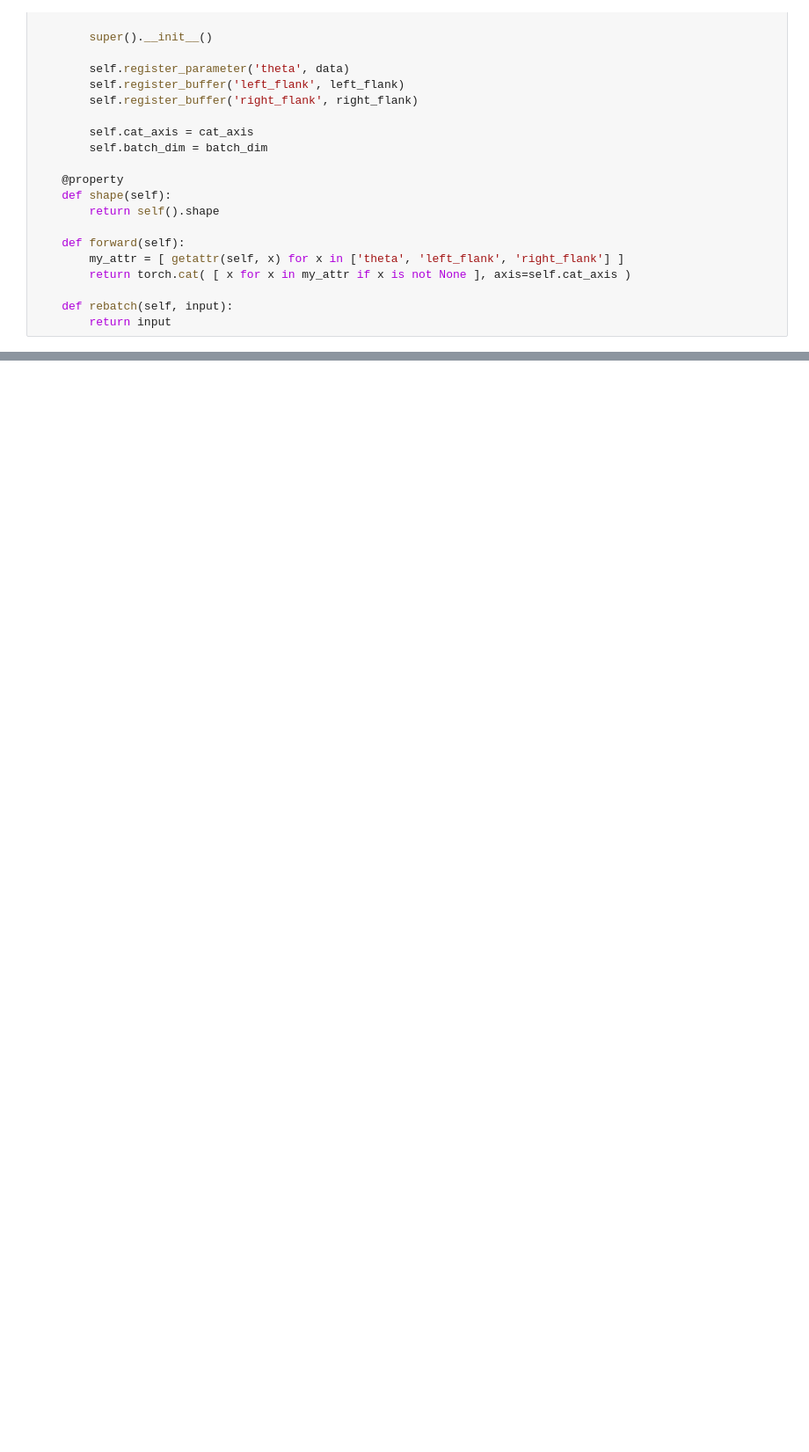
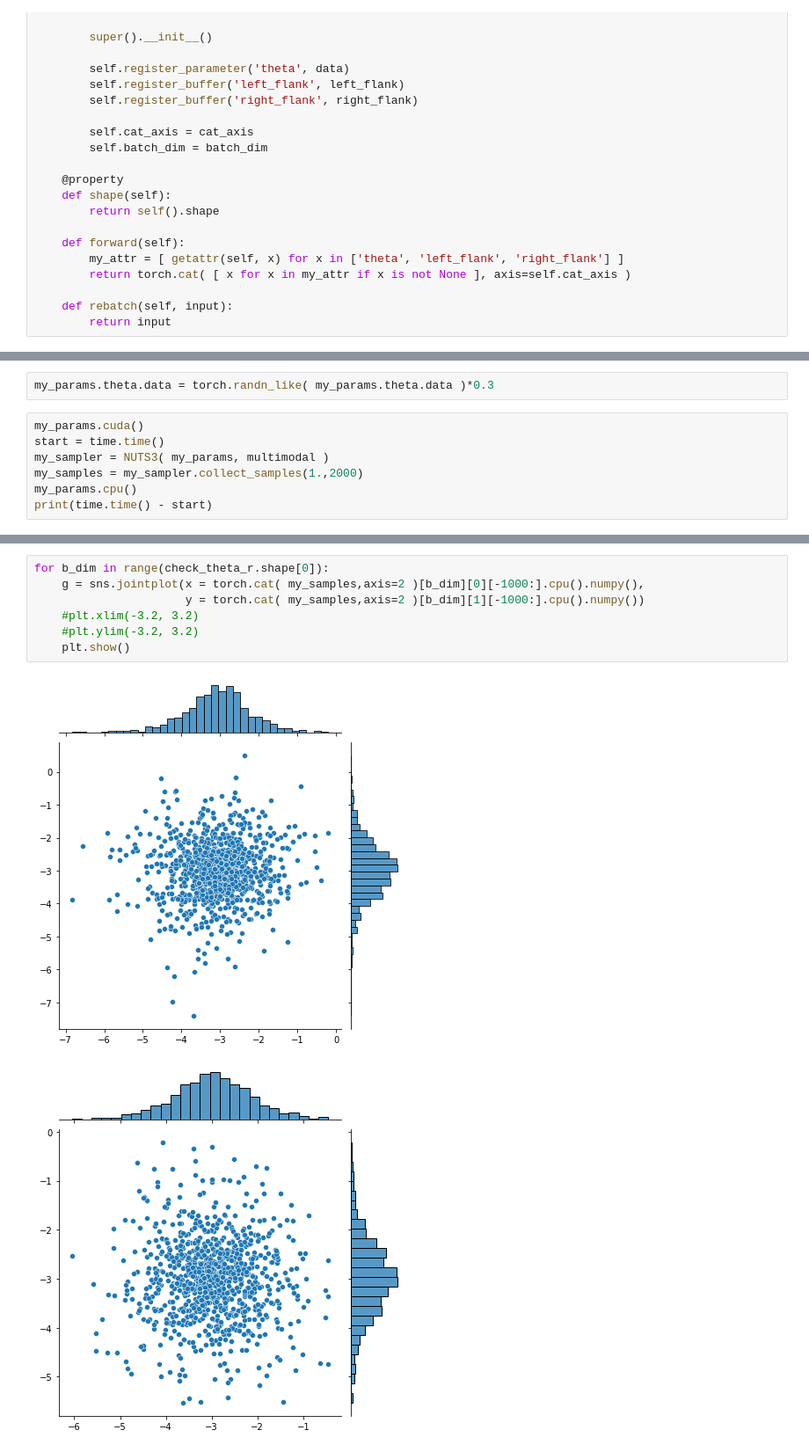
Before and after one commit to sjgosai/boda2, a Jupyter notebook: analysis/SG002__NUTS_dev/prototype.ipynb, the cells around one changed output, grey strips where cells are left out. Shown: that part at 88% size. Saved outputs shown, nothing was run; the diff lists cells and outputs as text; blank space fills up the shorter version.

```diff
--- a/analysis/SG002__NUTS_dev/prototype.ipynb
+++ b/analysis/SG002__NUTS_dev/prototype.ipynb
@@ -371,0 +439,9 @@ plt.show()
+# %%
+my_params.theta.data = torch.randn_like( my_params.theta.data )*0.3
+# %%
+my_params.cuda()
+start = time.time()
+my_sampler = NUTS3( my_params, multimodal )
+my_samples = my_sampler.collect_samples(1.,2000)
+my_params.cpu()
+print(time.time() - start)
@@ -371,0 +450,10 @@ plt.show()
+# %%
+for b_dim in range(check_theta_r.shape[0]):
+    g = sns.jointplot(x = torch.cat( my_samples,axis=2 )[b_dim][0][-1000:].cpu().numpy(),
+                      y = torch.cat( my_samples,axis=2 )[b_dim][1][-1000:].cpu().numpy())
+    #plt.xlim(-3.2, 3.2)
+    #plt.ylim(-3.2, 3.2)
+    plt.show()
+# %% [output]
+[figure, added]
+[figure, added]
```
Also changed, not shown: parts of 33 cells of this notebook, 2 other files.
